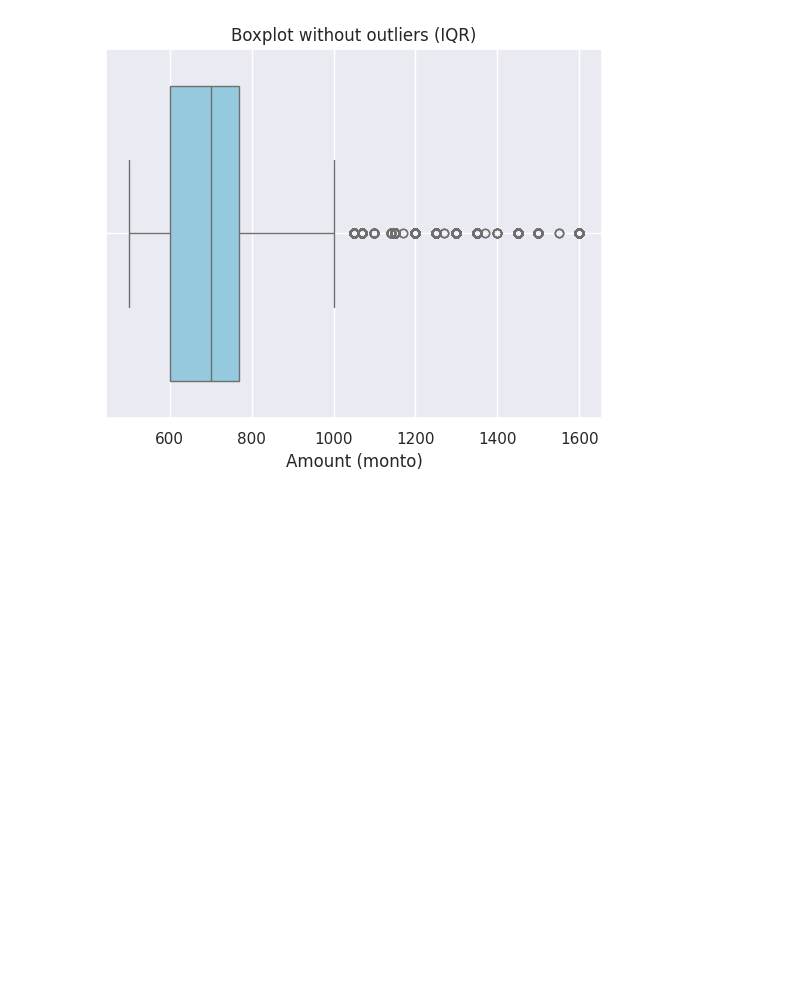
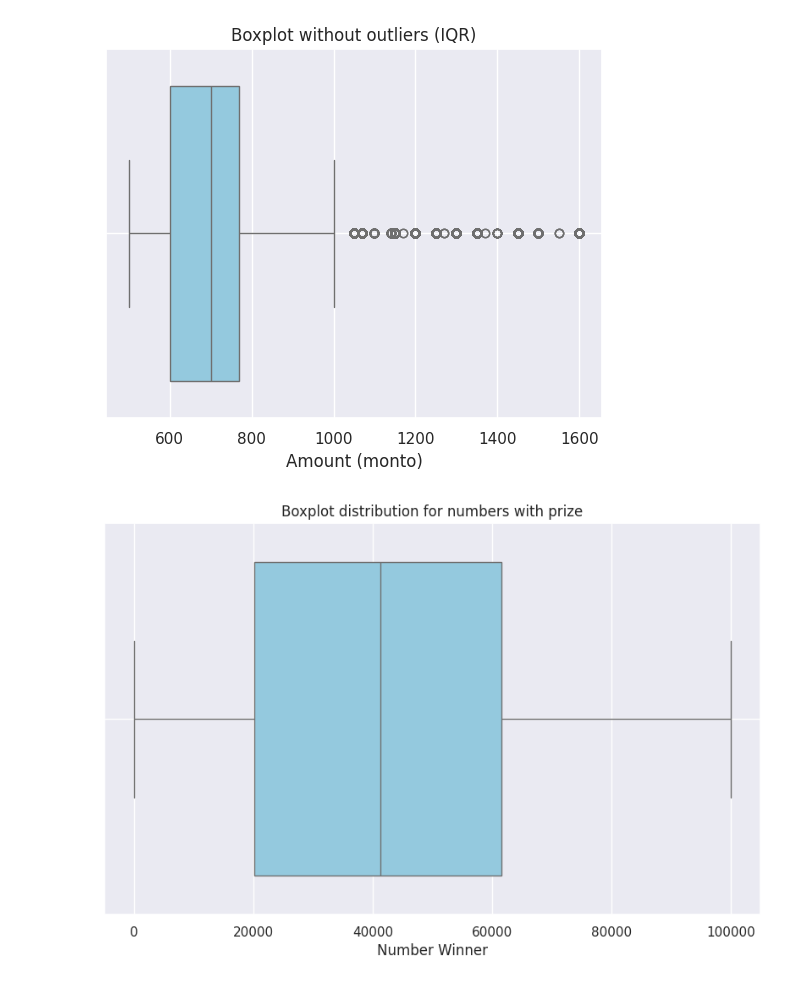
Before and after one commit to AngelDHackerman/santa-lucia-data-analysis-manual, a Jupyter notebook: notebooks/EDA_premios.ipynb, the cells around one changed output. Drawn from its saved outputs; the diff is of its cells as text; code cells hidden in the pictures; blank space fills up the shorter version.

Commit message:
boxplot for numbers with prize

```diff
--- a/notebooks/EDA_premios.ipynb
+++ b/notebooks/EDA_premios.ipynb
@@ -162,3 +162,15 @@ plt.grid(True)
 plt.show()
 # %% [output]
 [figure]
+# %%
+plt.figure(figsize=(10, 6))
+
+# Boxplot for numbers with prize (numero_premiado)
+sns.boxplot(x=df['numero_premiado'], color="skyblue")
+
+plt.title('Boxplot distribution for numbers with prize')
+plt.xlabel('Number Winner')
+plt.grid(True)
+plt.show()
+# %% [output]
+[figure, added]
```
